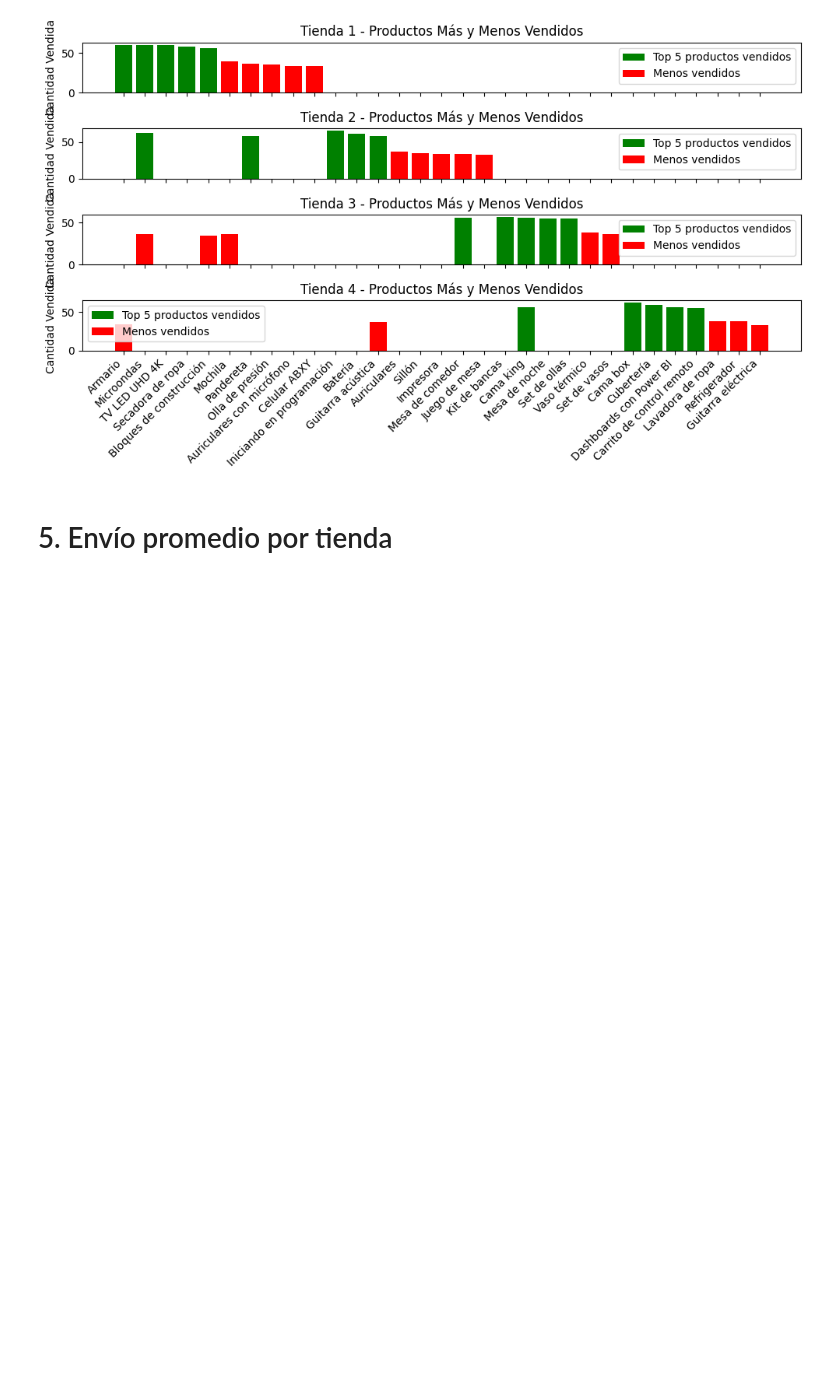
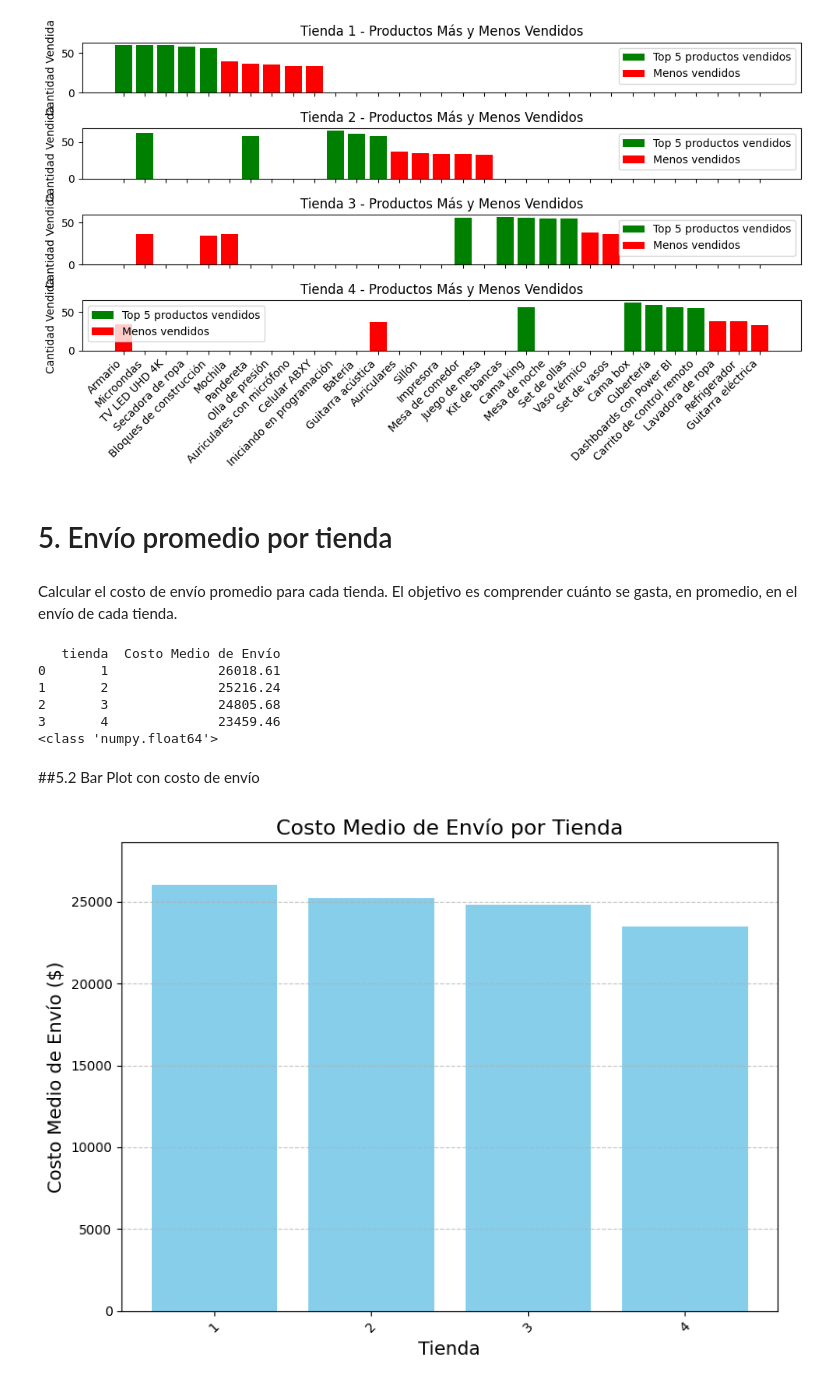
Before and after one commit to MaxCPietro/Challenge-PythonG8, a Jupyter notebook: AnalisisFacturacion_G8_C2.ipynb, the cells around one changed output. Cells and saved outputs as stored; diff of their text form; code cells hidden in the pictures; blank space fills up the shorter version.

```diff
--- a/AnalisisFacturacion_G8_C2.ipynb
+++ b/AnalisisFacturacion_G8_C2.ipynb
@@ -111,6 +114,7 @@ def totalFacturacion(df: pd.DataFrame) -> pd.DataFrame:
 
 
 facturacion_por_tienda = totalFacturacion(df)
+facturacion_por_tienda['facturacion_total'] = facturacion_por_tienda['facturacion_total']
 print(facturacion_por_tienda)
 # %% [output]
    tienda  facturacion_total
@@ -446,3 +450,57 @@ plt.show()
 [figure]
 # %% [markdown]
 # 5. Envío promedio por tienda
+# %% [markdown]
+Calcular el costo de envío promedio para cada tienda. El objetivo es comprender cuánto se gasta, en promedio, en el envío de cada tienda.
+# %%
+# Voy a hacer una función que reciba el dataframe y retorne otro DataFrame con la tienda y el promedio del costo de envío
+# Voy a usar Type Hint y Docstrings
+
+def calPromCosto(df: pd.DataFrame) -> pd.DataFrame:
+    '''
+    Función que recibe un DataFrame y devuelve otro DataFrame
+    con el número de tienda y el promedio del costo de envío.
+
+    Columnas de salida:
+    - tienda (int)
+    - Costo Medio de Envío (float 2 decimales)
+    '''
+
+    costoEnvioMedio = df.groupby('tienda', as_index=False)['Costo de envío'].mean()
+    costoEnvioMedio.rename(columns={'Costo de envío': 'Costo Medio de Envío'}, inplace=True)
+    costoEnvioMedio = costoEnvioMedio.sort_values(by='Costo Medio de Envío', ascending=False)
+
+    return costoEnvioMedio
+
+# Usar la función
+costoEnvioMedio = calPromCosto(df)
+print(costoEnvioMedio)
+# %% [output]
+   tienda  Costo Medio de Envío
+0       1              26018.61
+1       2              25216.24
+2       3              24805.68
+3       4              23459.46
+<class 'numpy.float64'>
+# %% [markdown]
+##5.2 Bar Plot con costo de envío
+# %%
+# Hacer el gráfico
+plt.figure(figsize=(8, 6))
+bars = plt.bar(costoEnvioMedio['tienda'].astype(str), costoEnvioMedio['Costo Medio de Envío'], color='skyblue')
+
+plt.title('Costo Medio de Envío por Tienda', fontsize=16)
+plt.xlabel('Tienda', fontsize=14)
+plt.ylabel('Costo Medio de Envío ($)', fontsize=14)
+plt.xticks(rotation=45)
+plt.grid(axis='y', linestyle='--', alpha=0.7)
+
+# Agregar etiquetas de dinero en el eje Y
+plt.gca().set_ylim(0, costoEnvioMedio['Costo Medio de Envío'].max() * 1.1)  # Ajusta el límite del eje Y
+
+
+
+plt.tight_layout()
+plt.show()
+# %% [output]
+[figure, added]
```
Also changed, not shown: parts of 3 cells of this notebook.
